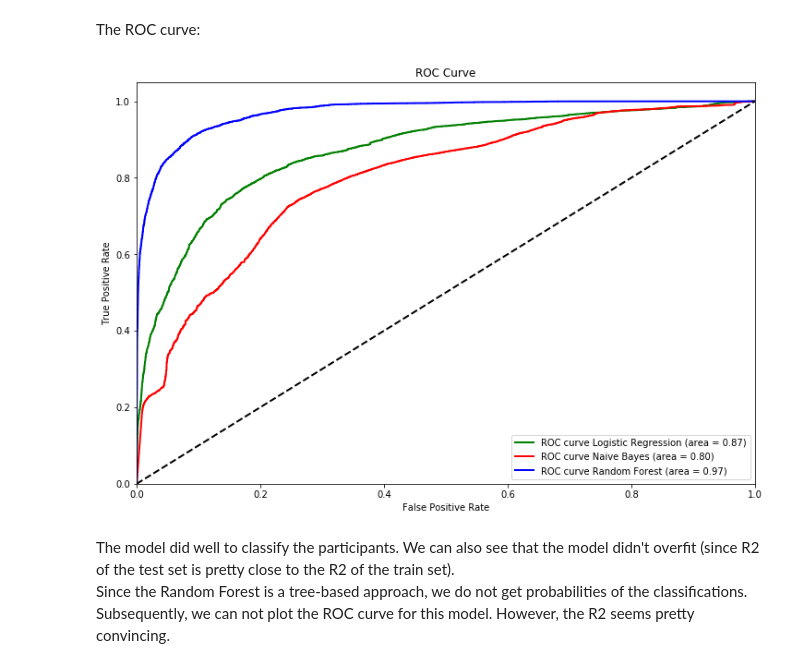
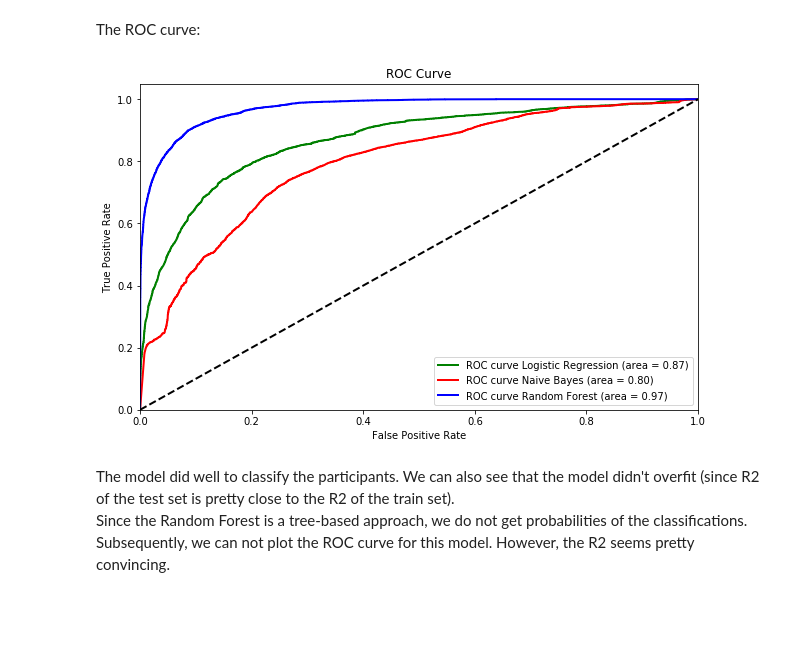
Before and after one commit to ca-schumacher/ms-rwd, a Jupyter notebook: Classification_model.ipynb, the cells around one changed output. Saved outputs shown, nothing was run; the diff lists cells and outputs as text; code cells hidden in the pictures; blank space fills up the shorter version.

```diff
--- a/Classification_model.ipynb
+++ b/Classification_model.ipynb
@@ -235,24 +235,24 @@ The ROC curve:
 # %%
 fpr_RF, tpr_RF, _ = roc_curve(y_test, classifier_RF.predict_proba(X_test)[:,1])
 roc_auc_RF = auc(fpr_RF, tpr_RF)
 
-plt.figure(figsize=(12,8))
+plt.figure(figsize=(10,6))
 plt.plot(fpr_LR, tpr_LR, color='green',
          lw=2, label='ROC curve Logistic Regression (area = %0.2f)' % roc_auc_LR)
 plt.plot(fpr_NB, tpr_NB, color='red',
          lw=2, label='ROC curve Naive Bayes (area = %0.2f)' % roc_auc_NB)
 plt.plot(fpr_RF, tpr_RF, color='blue',
          lw=2, label='ROC curve Random Forest (area = %0.2f)' % roc_auc_RF)
 plt.plot([0, 1], [0, 1], color='black', lw=2, linestyle='--')
 plt.xlim([0.0, 1.0])
 plt.ylim([0.0, 1.05])
 plt.xlabel('False Positive Rate')
 plt.ylabel('True Positive Rate')
 plt.title('ROC Curve')
 plt.legend(loc="lower right")
 plt.show()
 # %% [output]
-[figure, old version]
+[figure, new version]
 # %% [markdown]
 The model did well to classify the participants. We can also see that the model didn't overfit (since R2 of the test set is pretty close to the R2 of the train set).
 Since the Random Forest is a tree-based approach, we do not get probabilities of the classifications. Subsequently, we can not plot the ROC curve for this model. However, the R2 seems pretty convincing.
```
Also changed, not shown: parts of 15 cells of this notebook.
